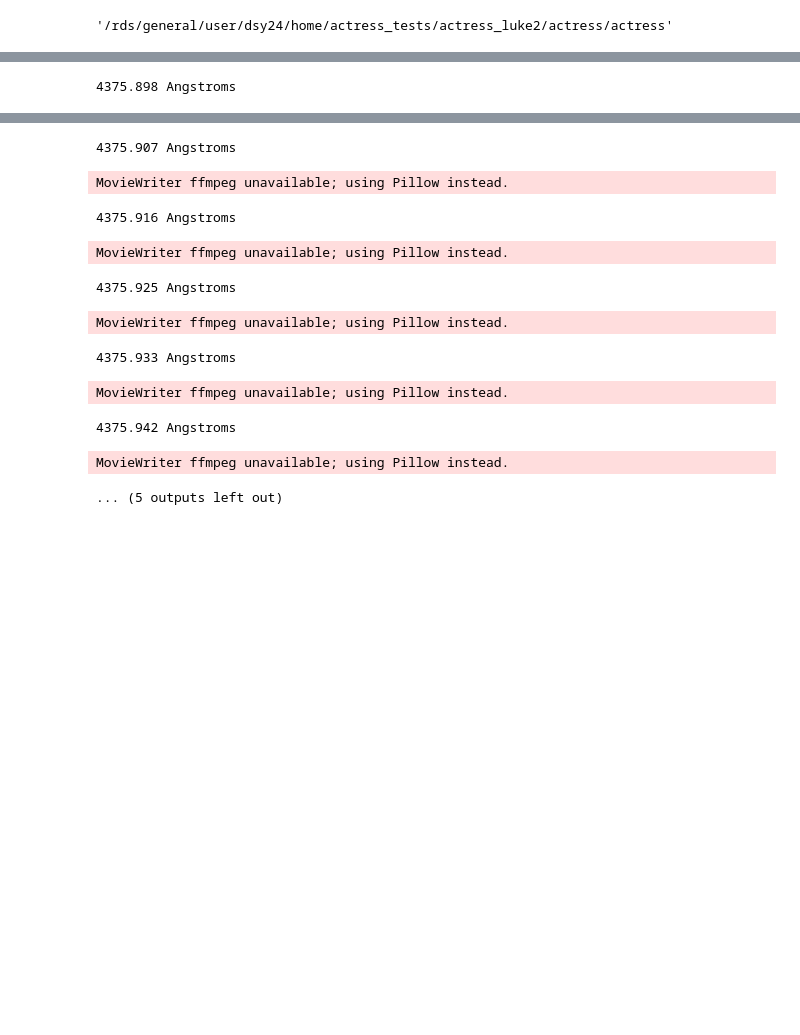
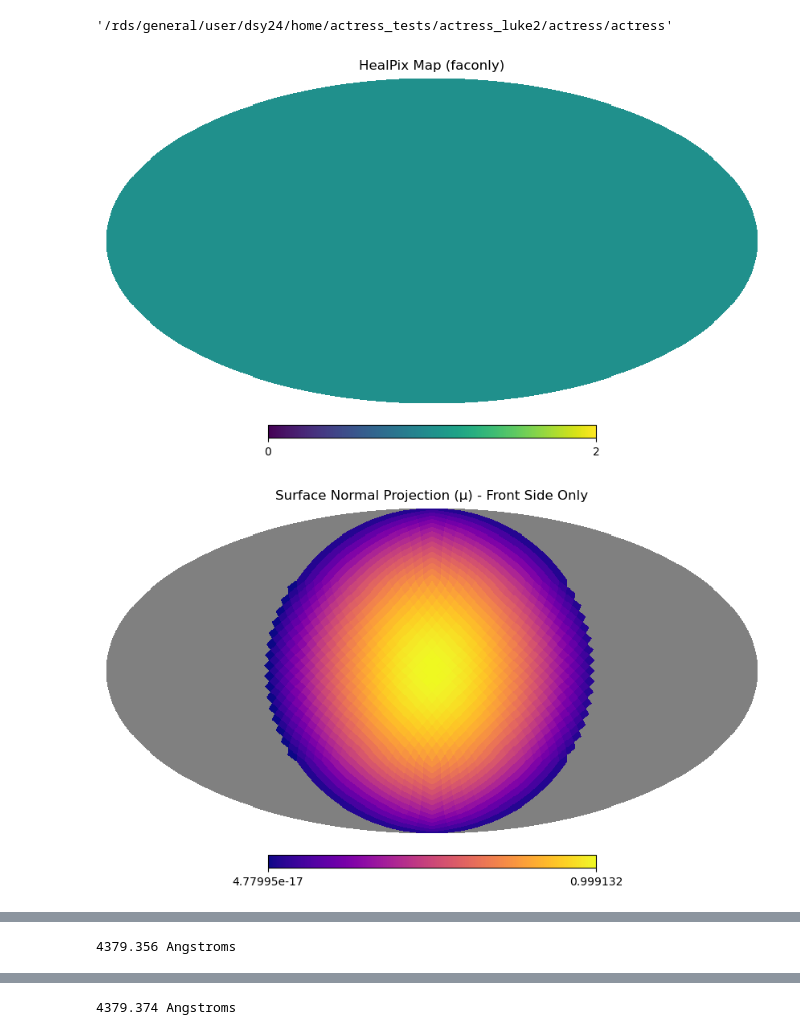
Before and after one commit to danayaptangco/actress, a Jupyter notebook: actress/Actress_New_JT.ipynb, the cells around one changed output, grey strips where cells are left out. Cells and saved outputs as stored; diff of their text form; code cells hidden in the pictures; blank space fills up the shorter version.

```diff
--- a/actress/Actress_New_JT.ipynb
+++ b/actress/Actress_New_JT.ipynb
@@ -15,42 +19,44 @@ contrst.contrast(phot_file, wav_lower=4.3759e-7, wav_higher=4.3761e-7, N=20, ld_
 # %%
 import actress #REFRESH BEFORE USE!
 import numpy as np
 import actress.run_actress_notebook as actr
 
-hd_ld_file = 'test_phot.txt'  #Input Quiet star limb darkening file
-fac_ld_file = 'test_fac.txt'  #Input Facular limb darkening file
+hd_ld_file = 'test_phot2.txt'  #Input Quiet star limb darkening file
+fac_ld_file = 'test_fac2.txt'  #Input Facular limb darkening file
 #fac_ld_file = 'itert3126g4826_ld.txt'
 
 params = actr.Transitparams()
 
 # number of faculae
-N = 30
-# facula sizes (log-normal, clipped between 5–15)
-rs = np.random.lognormal(mean=2.0, sigma=0.25, size=N)
-# For longitudes: can range from 0 to 2π (0 to 360 degrees)
-longs = np.random.normal(180, 45, N)                         # Gaussian longitudes (mean=180, std=45)
-# Wrap longitudes to [0, 360] range
-longs = longs % 360
-lats_raw = np.random.normal(0, 22.5, N)
-lats = np.clip(lats_raw, -90, 90)
+# N = 30
+# # facula sizes (log-normal, clipped between 5–15)
+# rs = np.random.lognormal(mean=2.0, sigma=0.25, size=N)
+# # For longitudes: can range from 0 to 2π (0 to 360 degrees)
+# longs = np.random.normal(180, 45, N)                         # Gaussian longitudes (mean=180, std=45)
+# # Wrap longitudes to [0, 360] range
+# longs = longs % 360
+# lats_raw = np.random.normal(0, 22.5, N)
+# lats = np.clip(lats_raw, -90, 90)
 #print(rs, longs, lats)
 
 params.res = 1000          #Resolution of the simulation box #vs inside simulator.py resolution of healpix map -- explain difference, def takes longer with more resolution but can't tell from gifs??
 params.rp = 0.1808            # Rp/R*
 params.b = -0.04               # Transit impact parameter
 params.N = 100             # Number of data points # right now doesn't translate to rotat_anim, is hard coded in run_actress_notebook.py
 params.mode = 'faconly'      # 'quiet' or 'faconly'
 params.fac_r    = [15]
 params.fac_long = [45]
 params.fac_lat  = [45]
 params.fac_band = False      # Add facular bands (True/False)
 params.fac_band_low = [90]   # Lower latitude of band
 params.fac_band_high = [80]  # Upper latitude of band
 params.a = 25.01              # a/R* ?maybe is in actual units?
 params.T = 4.544               # Orbital period
 params.phi = .03          # Phase coverage
 params.ld = 'power2'       # Limb darkening ('power2' or 'quadratic' or 'claret')
 
-
-actr.Transitsim(params).sim_spectrum(hd_ld_file=hd_ld_file, fac_ld_file=fac_ld_file, gif_save='circle_fac', lightcurve_save='circle_fac') #Give descriptive name for run in gif_save and lightcurve_save
+lightcurve_save = None#'circle_fac_jean2'  #Name of lightcurve output file
+actr.Transitsim(params).sim_spectrum(hd_ld_file=hd_ld_file, fac_ld_file=fac_ld_file, gif_save=None, lightcurve_save=lightcurve_save) #Give descriptive name for run in gif_save and lightcurve_save
 # %% [output]
+[figure, added]
+[figure, added]
@@ -57 +64 @@ actr.Transitsim(params).sim_spectrum(hd_ld_file=hd_ld_file, fac_ld_file=fac_ld_f
-4375.898 Angstroms
+4379.356 Angstroms
@@ -59,14 +85,4 @@ MovieWriter ffmpeg unavailable; using Pillow instead.
-4375.907 Angstroms
+4379.374 Angstroms
-MovieWriter ffmpeg unavailable; using Pillow instead.
-4375.916 Angstroms
-MovieWriter ffmpeg unavailable; using Pillow instead.
-4375.925 Angstroms
-MovieWriter ffmpeg unavailable; using Pillow instead.
-4375.933 Angstroms
-MovieWriter ffmpeg unavailable; using Pillow instead.
-4375.942 Angstroms
-MovieWriter ffmpeg unavailable; using Pillow instead.
-... (5 outputs left out)
 # %%
 ### FOR ROTATION LIGHTCURVES ###
 import glob
```
Also changed, not shown: parts of 6 cells of this notebook, 2 other files.
